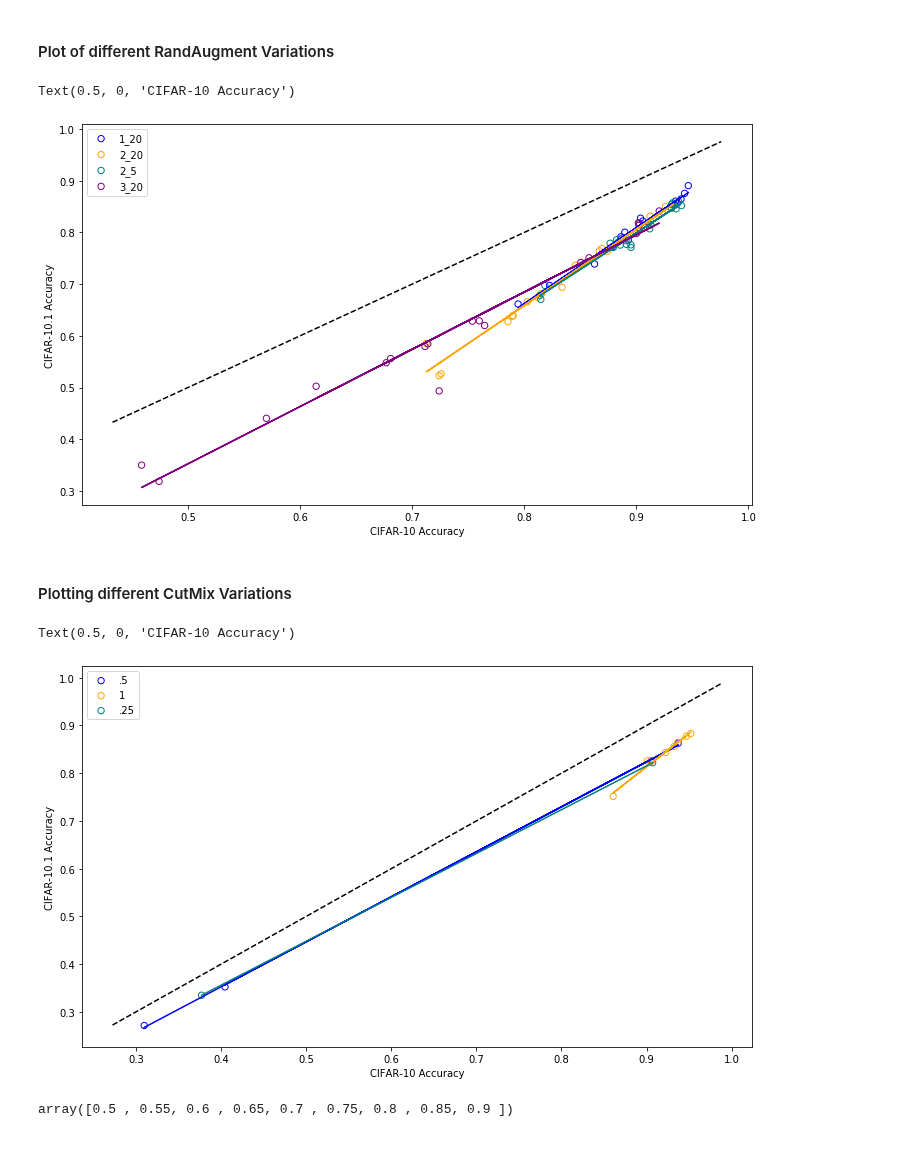
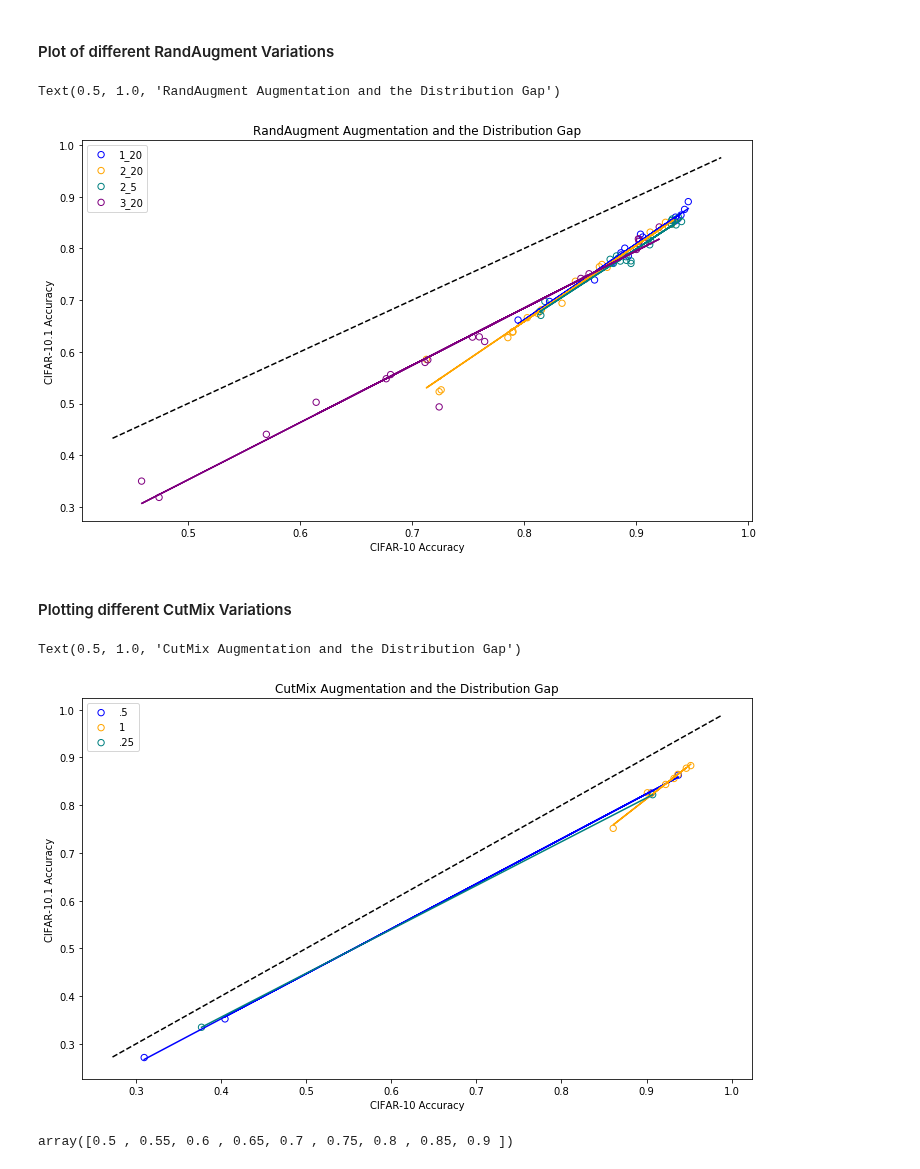
Before and after one commit to danzisar/w210-capstone, a Jupyter notebook: analysis/Results_scatterplot.ipynb, the cells around one changed output. Saved outputs shown, nothing was run; the diff lists cells and outputs as text; code cells hidden in the pictures.

```diff
--- a/analysis/Results_scatterplot.ipynb
+++ b/analysis/Results_scatterplot.ipynb
@@ -188,34 +189,35 @@ Text(0.5, 0, 'CIFAR-10 Accuracy')
 # %%
 df_temp_subset = final_score_subset[final_score_subset['Training Type'] == 'RandAugment']
 training_types = df_temp_subset['hue'].unique()
 colors = ['blue', 'orange', 'teal', 'purple', 'red']
 i = 0
 for traintype in training_types:
     df_temp = df_temp_subset[df_temp_subset['hue'] == traintype]
     x = df_temp[df_temp["Testset"] == 'cifar10']['Accuracy']
     y = df_temp[df_temp["Testset"] == 'cifar10.1']['Accuracy']
     color_tmp = colors[i]
     plt.scatter(x,y, s = 40, facecolors = 'none', edgecolors = color_tmp, label = traintype)
     z = np.polyfit(x, y, 1)
     p = np.poly1d(z)
     plt.plot(x,p(x), color = color_tmp)
     i += 1
 
 def abline(slope, intercept):
     """Plot a line from slope and intercept"""
     axes = plt.gca()
     x_vals = np.array(axes.get_xlim())
     y_vals = intercept + slope * x_vals
     plt.plot(x_vals, y_vals, '--', color = "black")
 
 
 abline(1, 0)
 plt.legend()
 plt.ylabel("CIFAR-10.1 Accuracy")
 plt.xlabel("CIFAR-10 Accuracy")
+plt.title("RandAugment Augmentation and the Distribution Gap")
 # %% [output]
-Text(0.5, 0, 'CIFAR-10 Accuracy')
+Text(0.5, 1.0, 'RandAugment Augmentation and the Distribution Gap')
-[figure, old version]
+[figure, new version]
 # %% [markdown]
 #### Plotting different CutMix Variations
 # %%
@@ -246,9 +248,10 @@ abline(1, 0)
 plt.legend()
 plt.ylabel("CIFAR-10.1 Accuracy")
 plt.xlabel("CIFAR-10 Accuracy")
+plt.title("CutMix Augmentation and the Distribution Gap")
 # %% [output]
-Text(0.5, 0, 'CIFAR-10 Accuracy')
+Text(0.5, 1.0, 'CutMix Augmentation and the Distribution Gap')
-[figure, old version]
+[figure, new version]
 # %%
 np.arange(0.5, 0.95, 0.05)
 # %% [output]
```
Also changed, not shown: parts of 1 cell of this notebook.
